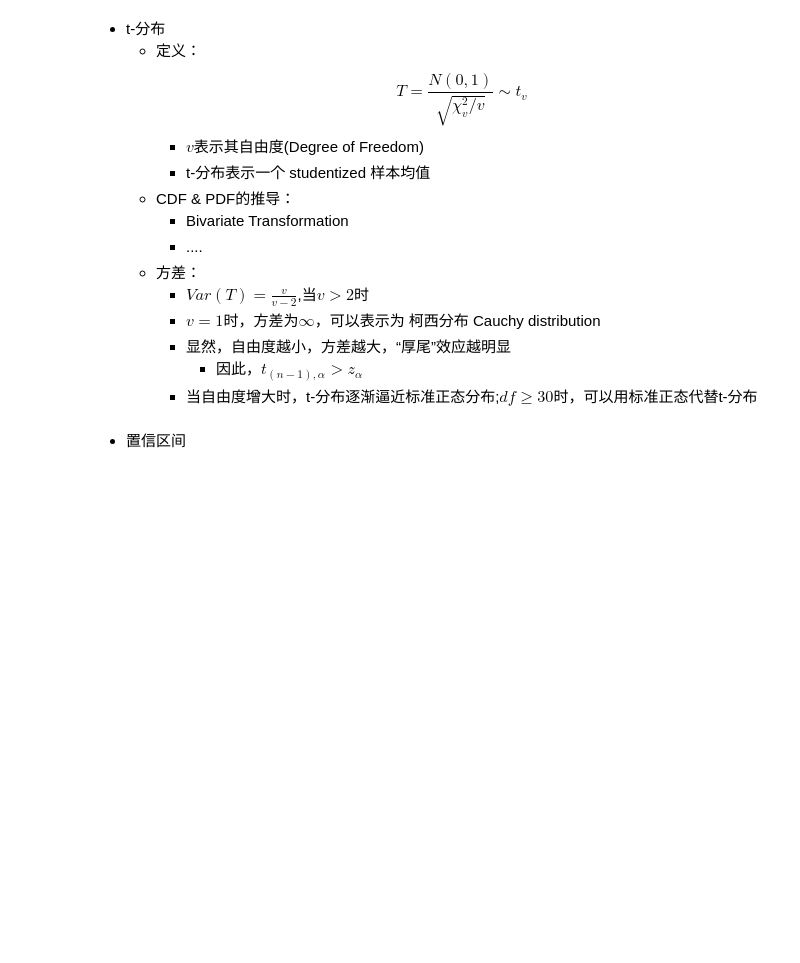
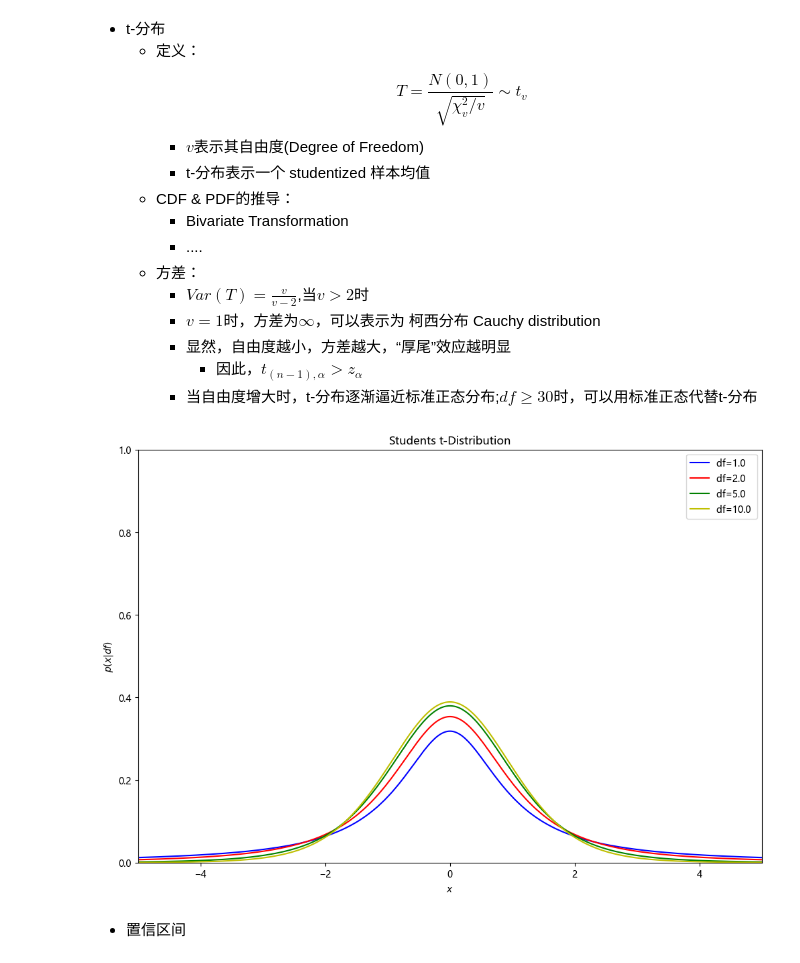
Before and after one commit to Zoroastrian-nova/XMU_MS2023, a Jupyter notebook: note.ipynb, the cells around one changed output. Cells and saved outputs as stored; diff of their text form; code cells hidden in the pictures; blank space fills up the shorter version.

```diff
--- a/note.ipynb
+++ b/note.ipynb
@@ -1383,6 +1466,33 @@ Thus, $$\sqrt{n}\times(\hat{\theta} - \theta) = \frac{\sqrt{n}l(\theta)}{l'(\the
     + 显然，自由度越小，方差越大，“厚尾”效应越明显
       + 因此，$t_{(n-1),\alpha}>z_{\alpha}$
     + 当自由度增大时，t-分布逐渐逼近标准正态分布;$df\geq 30$时，可以用标准正态代替t-分布
+# %%
+import numpy as np
+from scipy.stats import t
+from matplotlib import pyplot as plt
+
+dfs = [1, 2, 5, 10]
+#beta_values = [0.5, 0.5, 0.5, 1, 2]
+color = ['b','r','g','y','m']
+x = np.linspace(-5, 5, 1000)
+
+fig, ax = plt.subplots(figsize=(12, 8))
+
+for k,  c in zip(dfs,  color):
+    dist = t(k)
+    plt.plot(x, dist.pdf(x), c=c, label=r'df=%.1f ' % (k))
+
+plt.xlim(-5, 5)
+plt.ylim(0, 1)
+
+plt.xlabel('$x$')
+plt.ylabel(r'$p(x|df)$')
+plt.title('Students t-Distribution')
+
+plt.legend(loc=0)
+plt.show()
+# %% [output]
+[figure, added]
 # %% [markdown]
 + 置信区间
 # %% [markdown]
```
Also changed, not shown: parts of 47 cells of this notebook, 1 other file.
